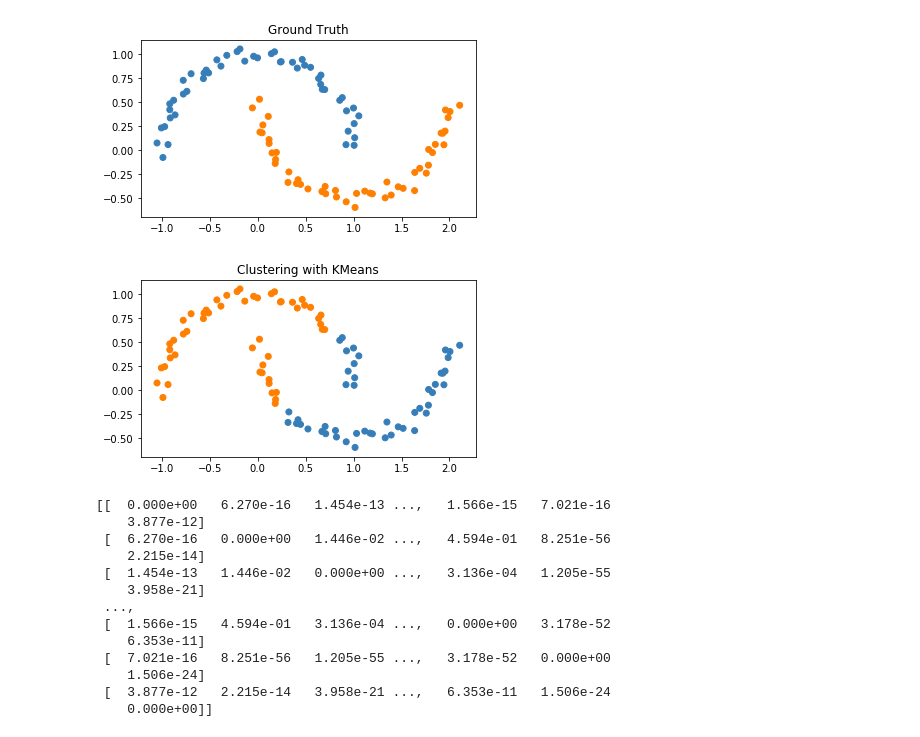
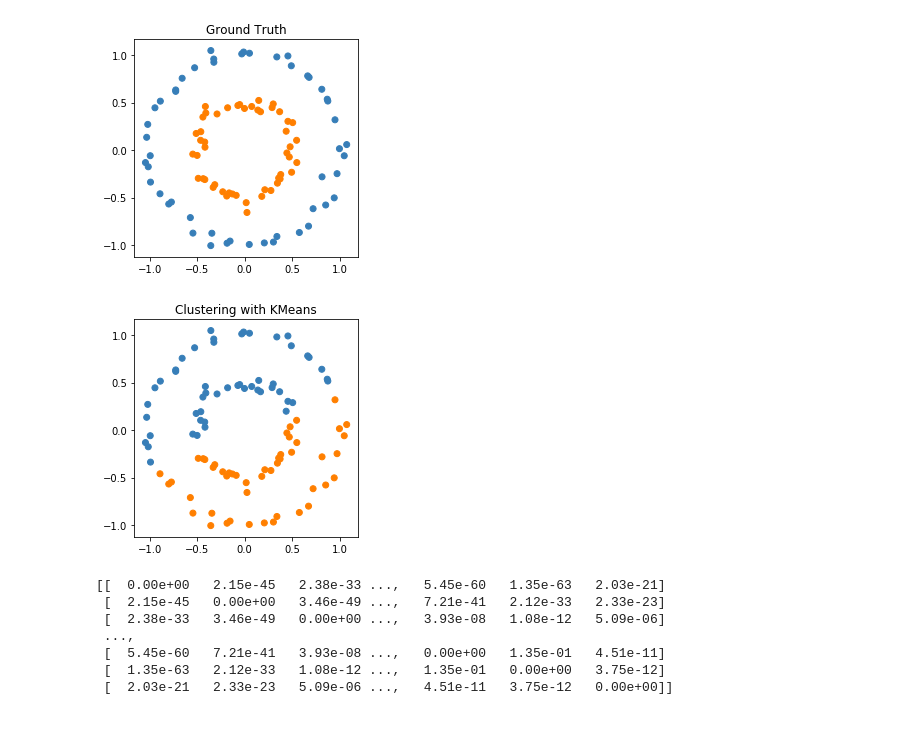
Before and after one commit to blubars/Spectral-Clustering, a Jupyter notebook: jupyter/spectral-clustering-notebook.ipynb, the cells around one changed output. Drawn from its saved outputs; the diff is of its cells as text; code cells hidden in the pictures.

```diff
--- a/jupyter/spectral-clustering-notebook.ipynb
+++ b/jupyter/spectral-clustering-notebook.ipynb
@@ -1,29 +1,29 @@
 # %%
 import numpy as np
 from sklearn import datasets
 import matplotlib.pyplot as plt
 
 # create toy datasets for cluster experiments
 n_samples = 100
 noisy_circles = datasets.make_circles(n_samples=n_samples, factor=0.5, noise=0.05)
 noisy_moons = datasets.make_moons(n_samples=n_samples, noise=0.05)
 datasets = [noisy_circles, noisy_moons]
 
-X, y = datasets[1]
+X, y = datasets[0]
 
 def plot_results(X, y, fignum, title):
     # plot with true labels
     fig = plt.figure(fignum)
     plt.title(title)
     colors = ['#377eb8', '#ff7f00']
     y_colors = [colors[label] for label in y]
     plt.scatter(X[:,0], X[:,1], color=y_colors)
     plt.gca().set_aspect('equal')
     plt.show()
 
 plot_results(X, y, 1, "Ground Truth")
 # %% [output]
-[figure, old version]
+[figure, new version]
 # %%
 from sklearn.cluster import KMeans
 
@@ -35,13 +35,13 @@ y_pred = km.labels_
 # plot results
 plot_results(X, y_pred, 2, "Clustering with KMeans")
 # %% [output]
-[figure, old version]
+[figure, new version]
 # %%
 from numpy.linalg import norm
 from math import exp
 
 num_clusters = 2
-sigma_sq = .03
+sigma_sq = .01
 
 def affinity_kernel(x1, x2):
     # compute the affinity of samples X1, X2
@@ -55,22 +55,16 @@ for i in range(len(X)-1):
         A[j,i] = A[i,j]
 
 # print affinity matrix
-np.set_printoptions(precision=3)
+np.set_printoptions(precision=2)
 print(A)
 # %% [output]
-[[  0.000e+00   6.270e-16   1.454e-13 ...,   1.566e-15   7.021e-16
-    3.877e-12]
- [  6.270e-16   0.000e+00   1.446e-02 ...,   4.594e-01   8.251e-56
-    2.215e-14]
- [  1.454e-13   1.446e-02   0.000e+00 ...,   3.136e-04   1.205e-55
-    3.958e-21]
+[[  0.00e+00   2.15e-45   2.38e-33 ...,   5.45e-60   1.35e-63   2.03e-21]
+ [  2.15e-45   0.00e+00   3.46e-49 ...,   7.21e-41   2.12e-33   2.33e-23]
+ [  2.38e-33   3.46e-49   0.00e+00 ...,   3.93e-08   1.08e-12   5.09e-06]
  ...,
- [  1.566e-15   4.594e-01   3.136e-04 ...,   0.000e+00   3.178e-52
-    6.353e-11]
- [  7.021e-16   8.251e-56   1.205e-55 ...,   3.178e-52   0.000e+00
-    1.506e-24]
- [  3.877e-12   2.215e-14   3.958e-21 ...,   6.353e-11   1.506e-24
-    0.000e+00]]
+ [  5.45e-60   7.21e-41   3.93e-08 ...,   0.00e+00   1.35e-01   4.51e-11]
+ [  1.35e-63   2.12e-33   1.08e-12 ...,   1.35e-01   0.00e+00   3.75e-12]
+ [  2.03e-21   2.33e-23   5.09e-06 ...,   4.51e-11   3.75e-12   0.00e+00]]
 # %%
 # Construct diagonal degree matrix
 D = np.zeros(A.shape)
```
Also changed, not shown: parts of 4 cells of this notebook, 1 other file.
